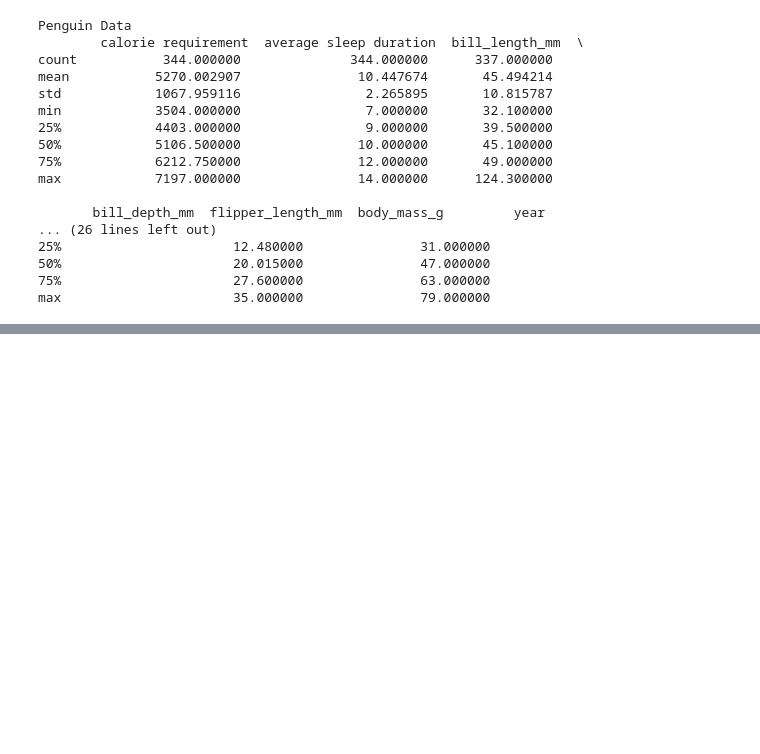
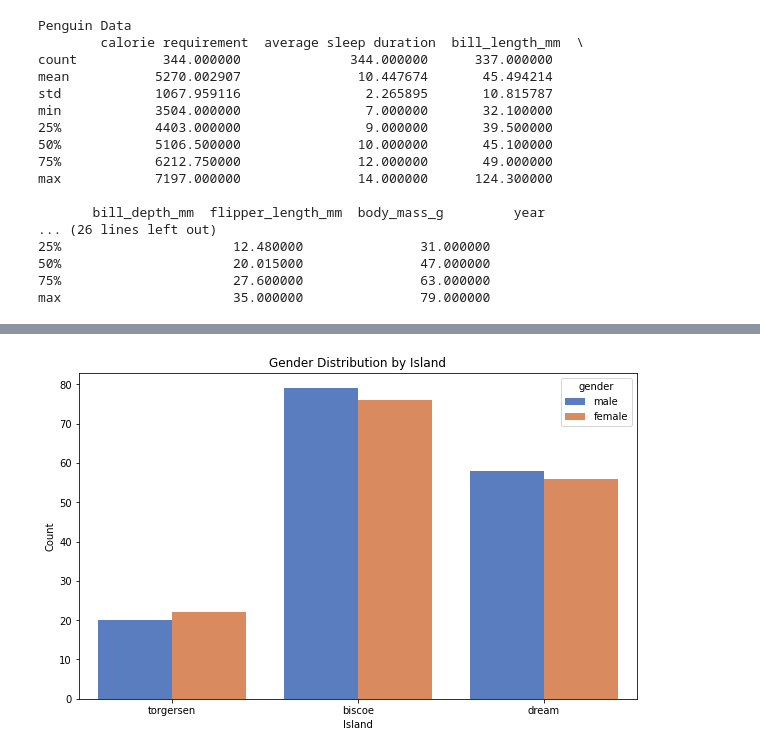
Before and after one commit to MythriShivakumar/A1_ML, a Jupyter notebook: A1_task.ipynb, the cells around one changed output, grey strips where cells are left out. Saved outputs shown, nothing was run; the diff lists cells and outputs as text; code cells hidden in the pictures; blank space fills up the shorter version.

```diff
--- a/A1_task.ipynb
+++ b/A1_task.ipynb
@@ -50,0 +93,9 @@ print(outliers_asd.count())
+# %%
+plt.figure(figsize=(10, 6))
+sns.countplot(x='island', hue='gender', data=penguins_df, palette='muted')
+plt.title('Gender Distribution by Island')
+plt.xlabel('Island')
+plt.ylabel('Count')
+plt.show()
+# %% [output]
+[figure, added]
```
Also changed, not shown: parts of 8 cells of this notebook.
